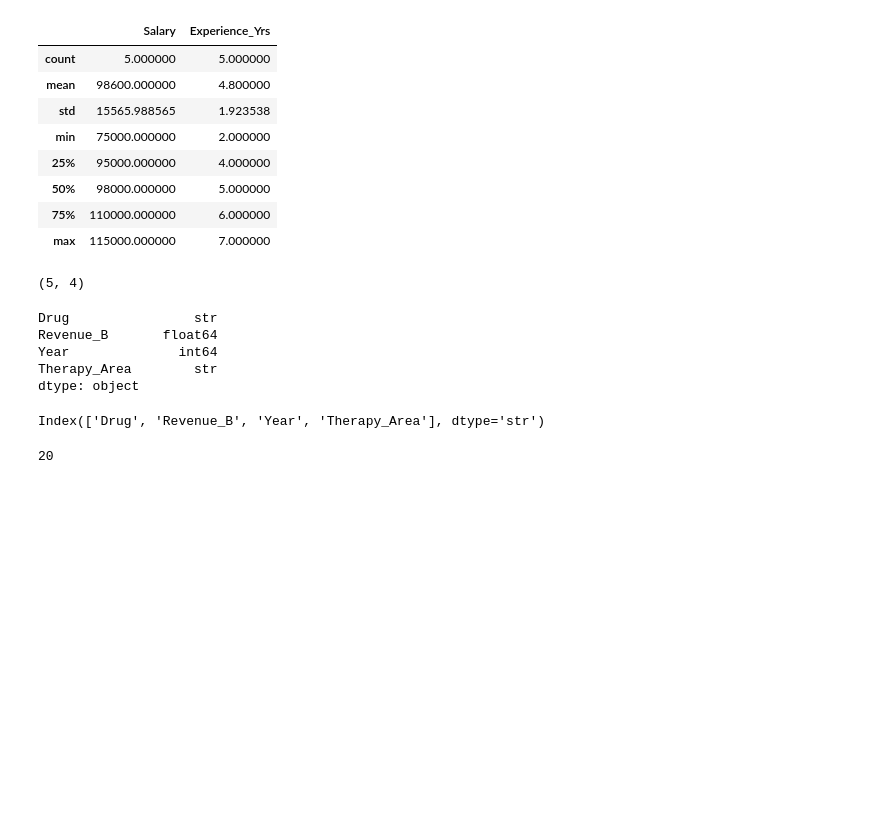
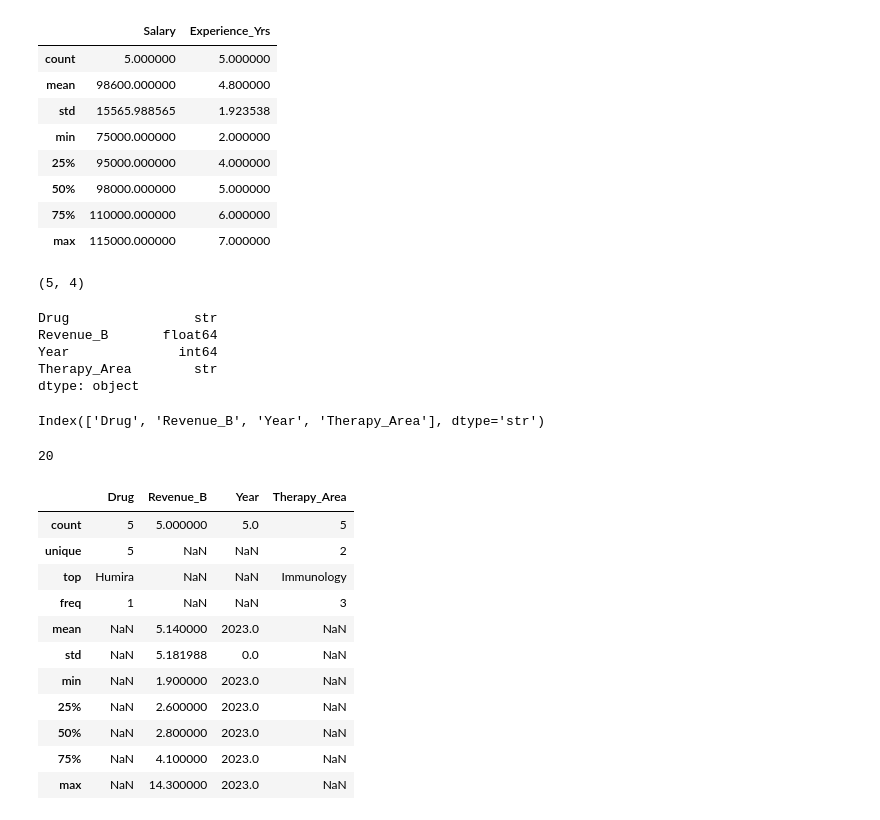
Before and after one commit to SivaRamaNaiduThattikota/python-data-libraries, a Jupyter notebook: python-data-libraries/01_pandas/lession1.ipynb, the cells around one changed output. Cells and saved outputs as stored; diff of their text form; code cells hidden in the pictures; blank space fills up the shorter version.

Commit message:
Added pandas lesson 3 - data cleaning, edge cases and fixes

```diff
--- a/python-data-libraries/01_pandas/lession1.ipynb
+++ b/python-data-libraries/01_pandas/lession1.ipynb
@@ -147,3 +147,21 @@ Index(['Drug', 'Revenue_B', 'Year', 'Therapy_Area'], dtype='str')
 df.size
 # %% [output]
 20
+# %%
+# === EDGE CASES & TRAPS ===
+
+# 1. describe() includes text with include='all'
+df.describe(include='all')
+# %% [output]
+|  | Drug | Revenue_B | Year | Therapy_Area |
+| count | 5 | 5.000000 | 5.0 | 5 |
+| unique | 5 | NaN | NaN | 2 |
+| top | Humira | NaN | NaN | Immunology |
+| freq | 1 | NaN | NaN | 3 |
+| mean | NaN | 5.140000 | 2023.0 | NaN |
+| std | NaN | 5.181988 | 0.0 | NaN |
+| min | NaN | 1.900000 | 2023.0 | NaN |
+| 25% | NaN | 2.600000 | 2023.0 | NaN |
+| 50% | NaN | 2.800000 | 2023.0 | NaN |
+| 75% | NaN | 4.100000 | 2023.0 | NaN |
+| max | NaN | 14.300000 | 2023.0 | NaN |
```
Also changed, not shown: parts of 1 cell of this notebook, 4 other files.
